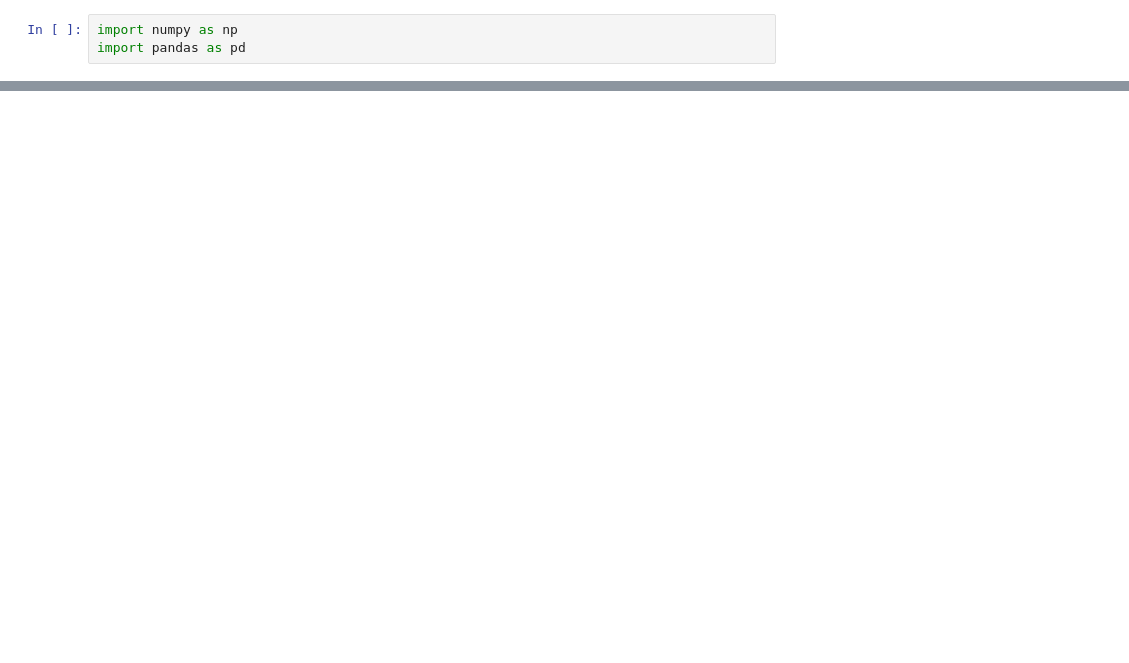
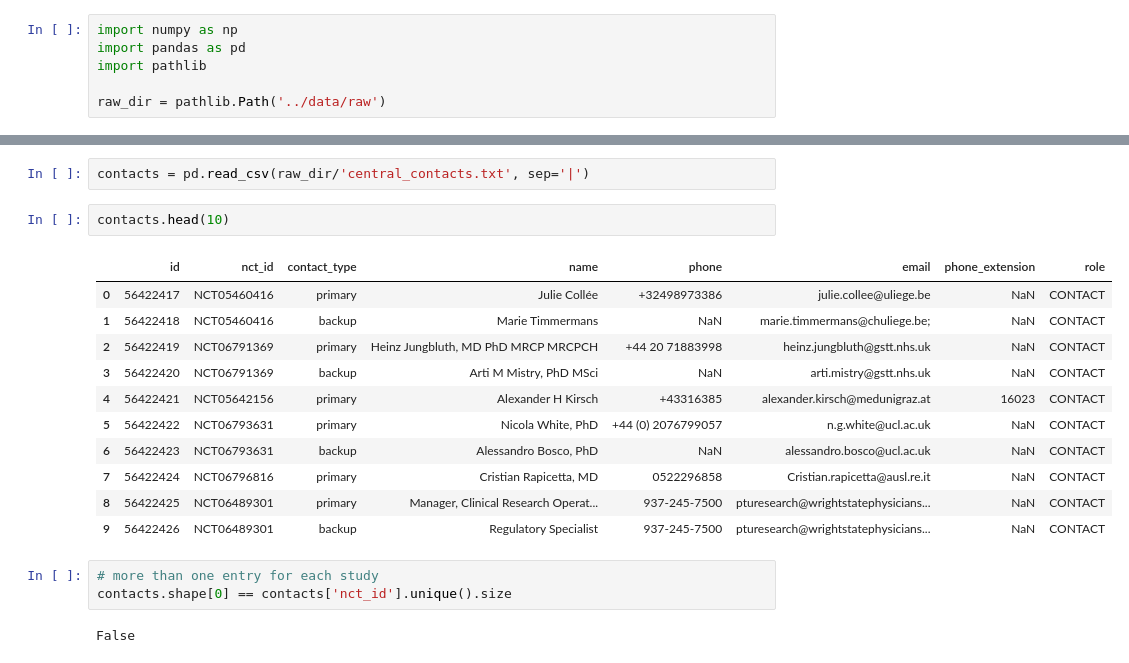
Before and after one commit to danherbb/clinical-trial-termination-risk, a Jupyter notebook: notebooks/data_exploration.ipynb, the cells around one changed output, grey strips where cells are left out. Cells and saved outputs as stored; diff of their text form; blank space fills up the shorter version.

Commit message:
started data exploration

```diff
--- a/notebooks/data_exploration.ipynb
+++ b/notebooks/data_exploration.ipynb
@@ -1,3 +4,6 @@
 # %%
 import numpy as np
 import pandas as pd
+import pathlib
+
+raw_dir = pathlib.Path('../data/raw')
@@ -19,0 +67,21 @@ pd.read_csv('../data/raw/aact_txt_files/designs.txt', sep='|')
+# %%
+contacts = pd.read_csv(raw_dir/'central_contacts.txt', sep='|')
+# %%
+contacts.head(10)
+# %% [output]
+|  | id | nct_id | contact_type | name | phone | email | phone_extension | role |
+| 0 | 56422417 | NCT05460416 | primary | Julie Collée | +32498973386 | julie.collee@uliege.be | NaN | CONTACT |
+| 1 | 56422418 | NCT05460416 | backup | Marie Timmermans | NaN | marie.timmermans@chuliege.be; | NaN | CONTACT |
+| 2 | 56422419 | NCT06791369 | primary | Heinz Jungbluth, MD PhD MRCP MRCPCH | +44 20 71883998 | heinz.jungbluth@gstt.nhs.uk | NaN | CONTACT |
+| 3 | 56422420 | NCT06791369 | backup | Arti M Mistry, PhD MSci | NaN | arti.mistry@gstt.nhs.uk | NaN | CONTACT |
+| 4 | 56422421 | NCT05642156 | primary | Alexander H Kirsch | +43316385 | alexander.kirsch@medunigraz.at | 16023 | CONTACT |
+| 5 | 56422422 | NCT06793631 | primary | Nicola White, PhD | +44 (0) 2076799057 | n.g.white@ucl.ac.uk | NaN | CONTACT |
+| 6 | 56422423 | NCT06793631 | backup | Alessandro Bosco, PhD | NaN | alessandro.bosco@ucl.ac.uk | NaN | CONTACT |
+| 7 | 56422424 | NCT06796816 | primary | Cristian Rapicetta, MD | 0522296858 | Cristian.rapicetta@ausl.re.it | NaN | CONTACT |
+| 8 | 56422425 | NCT06489301 | primary | Manager, Clinical Research Operat... | 937-245-7500 | pturesearch@wrightstatephysicians... | NaN | CONTACT |
+| 9 | 56422426 | NCT06489301 | backup | Regulatory Specialist | 937-245-7500 | pturesearch@wrightstatephysicians... | NaN | CONTACT |
+# %%
+# more than one entry for each study
+contacts.shape[0] == contacts['nct_id'].unique().size
+# %% [output]
+False
```
Also changed, not shown: parts of 22 cells of this notebook, 3 other files.
